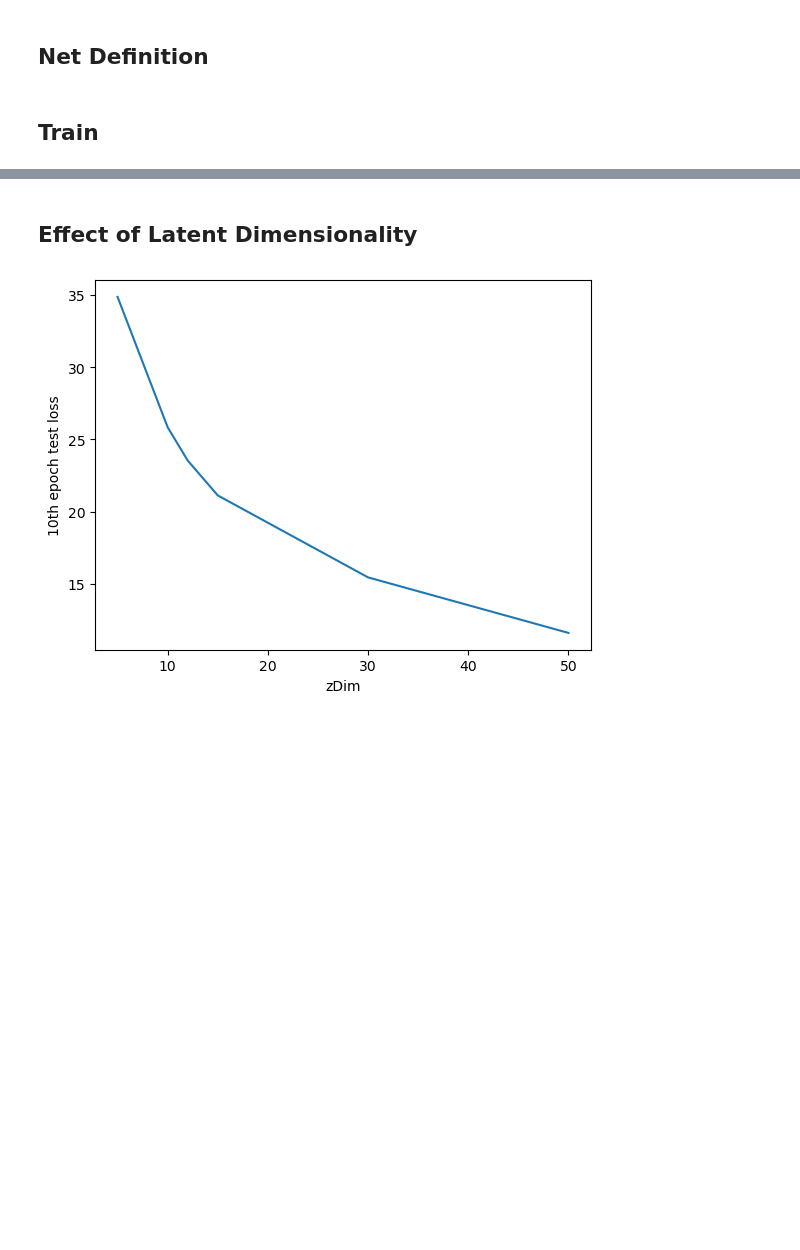
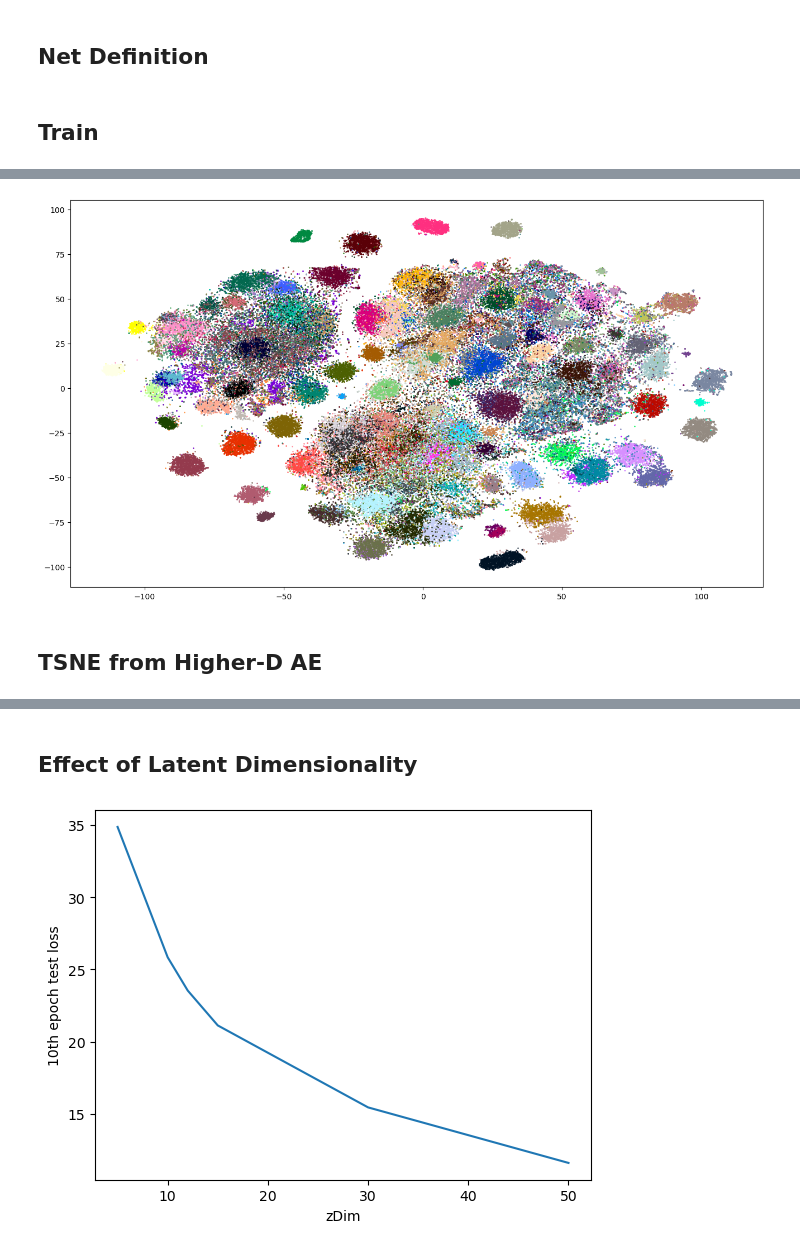
Before and after one commit to saikoukunt/burst-detector, a Jupyter notebook: notebooks/autoencoder.ipynb, the cells around one changed output, grey strips where cells are left out. Cells and saved outputs as stored; diff of their text form; code cells hidden in the pictures; blank space fills up the shorter version.

```diff
--- a/notebooks/autoencoder.ipynb
+++ b/notebooks/autoencoder.ipynb
@@ -532,0 +680,24 @@ plt.tight_layout()
+# %%
+train_all = DataLoader(train_split, batch_size=len(train_loader.dataset), shuffle=True)
+for batch in train_all:
+    train_data, pca_lab = batch
+# %%
+train_data = train_data.squeeze().reshape(-1,320).cpu().detach().numpy()
+# %%
+pca = PCA(n_components=15)
+pca_feat = pca.fit_transform(train_data)
+
+tsne_pca = TSNE(n_components = 2)
+pca_tsne = tsne_pca.fit_transform(pca_feat)
+# %%
+pca_df = pd.DataFrame({'tsne_1': pca_tsne[:,0], 'tsne_2': pca_tsne[:,1], 'cl': pca_lab})
+# %%
+plt.figure(figsize=(16,9))
+ind = 0
+for group in pca_df.groupby('cl'):
+    plt.scatter(group[1]['tsne_1'],group[1]['tsne_2'], s=0.5, label=ind, color=colors[ind]);
+    ind += 1
+# %% [output]
+[figure, added]
+# %% [markdown]
+## TSNE from Higher-D AE
```
Also changed, not shown: parts of 24 cells of this notebook, 9 other files.
